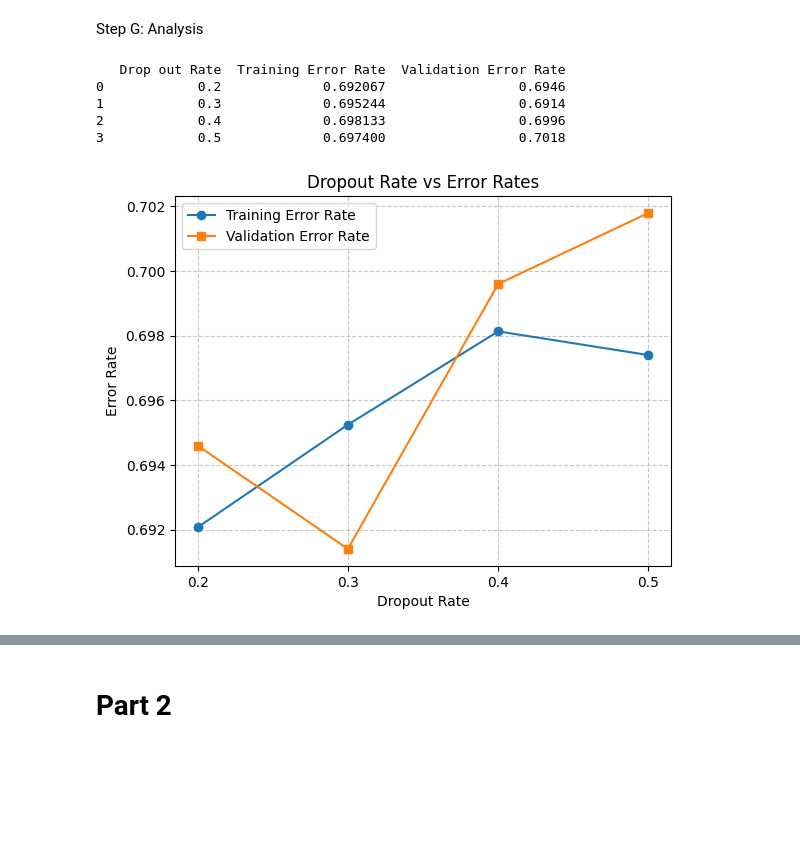
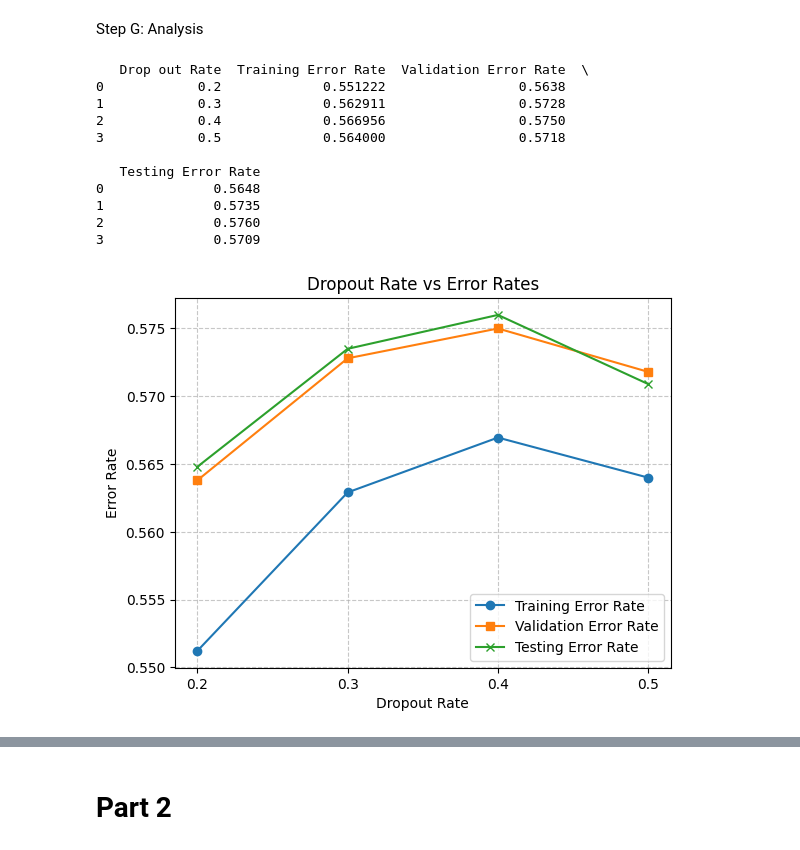
Before and after one commit to Fodezy/A2, a Jupyter notebook: step-two/step-two.ipynb, the cells around one changed output, grey strips where cells are left out. Drawn from its saved outputs; the diff is of its cells as text; code cells hidden in the pictures; blank space fills up the shorter version.

```diff
--- a/step-two/step-two.ipynb
+++ b/step-two/step-two.ipynb
@@ -67,10 +68,16 @@ batch_size = 250
 learning_rate = 0.0005 #[0.0005 - 0.5] try different rates here
 init_wb_mode = "random" #can be: random or zero
 
+transform = transforms.Compose([
+    transforms.ToTensor(),
+    transforms.Normalize((0.5, 0.5, 0.5),
+                         (0.5, 0.5, 0.5))
+])
+
 # import CIFAR 10 data set
 # need to split training dataset in 90/10 to use for training error rates and then final validation error rates
 full_train_dataset = torchvision.datasets.CIFAR10(root='./data', train=True,
-                                             transform=transforms.ToTensor(), download=True)
+                                             transform=transform, download=True)
 training_size = 45000
 validation_size = 5000
 
@@ -82,7 +89,7 @@ training_dataset, validation_dataset = random_split(
 )
 
 test_dataset = torchvision.datasets.CIFAR10(root='./data', train=False,
-                                             transform=transforms.ToTensor(), download=True)
+                                             transform=transform, download=True)
 
 # info from: https://www.geeksforgeeks.org/machine-learning/training-vs-testing-vs-validation-sets/
 # Need a training dataset, a validation dataset and a testing data set for the following reasons:
@@ -252,10 +259,10 @@ def run_experiment(setupObj):
             optimizer.step()
 
 
-    setupObj.execution_time = time.time()
+    setupObj.execution_time = time.time() - start_time
 
     setupObj.train_error, setupObj.train_f1_measure = evaluate_error_and_f1(model, train_loader, device)
-    setupObj.validation_error, setupObj.validation_f1_measure = evaluate_error_and_f1(model, train_loader, device)
+    setupObj.validation_error, setupObj.validation_f1_measure = evaluate_error_and_f1(model, validation_loader, device)
 
     setupObj.model = model
 
@@ -488,20 +521,22 @@ varying_dropout_rates = []
 for d in dropout_rates_range:
     varying_dropout_rates_setup = make_ffObject(
         experiment_type="hidden_layers",
-        epochs=4,
+        epochs=6,
         hidden_nodes=150,
         hidden_layers=1,
         init_mode="random-xavier",
-        learning_rate=0.01,
+        learning_rate=0.15,
         dropout=d,
         act_type="sigmoid"
     )
     single_dropout_rate_range_run = run_experiment(varying_dropout_rates_setup)
+    single_dropout_rate_range_run.test_error, _ = evaluate_error_and_f1(single_dropout_rate_range_run.model, test_loader, device)
     varying_dropout_rates.append(single_dropout_rate_range_run)
 
     print(f"Dropout Rate Value: {d}")
     print("Final Train Error:", single_dropout_rate_range_run.train_error)
     print("Final Validation Error:", single_dropout_rate_range_run.validation_error)
+    print("Final Testing Error:", single_dropout_rate_range_run .test_error)
     print("----------------------------- \n")
 # %% [output]
 Dropout Rate Value: 0.2
@@ -765,32 +866,41 @@ Step G: Analysis
 # %%
 dropout = [obj.dropout for obj in varying_dropout_rates]
 train_errors = [obj.train_error for obj in varying_dropout_rates]
 validation_errors = [obj.validation_error for obj in varying_dropout_rates]
+test_errors = [obj.test_error for obj in varying_dropout_rates]
 
 
 dropout_results = pd.DataFrame({
     "Drop out Rate": dropout,
     "Training Error Rate": train_errors,
-    "Validation Error Rate": validation_errors
+    "Validation Error Rate": validation_errors,
+    "Testing Error Rate": test_errors
 })
 
 print(dropout_results)
 
 plt.plot(dropout, train_errors, marker='o', label="Training Error Rate")
 plt.plot(dropout, validation_errors, marker='s', label="Validation Error Rate")
+plt.plot(dropout, test_errors, marker='x', label="Testing Error Rate")
 
 plt.title('Dropout Rate vs Error Rates')
 plt.xlabel("Dropout Rate")
 plt.ylabel("Error Rate")
 plt.xticks(dropout)
 plt.grid(True, linestyle='--', alpha=0.7)
 plt.legend()
 plt.show()
 # %% [output]
-   Drop out Rate  Training Error Rate  Validation Error Rate
-0            0.2             0.692067                 0.6946
-1            0.3             0.695244                 0.6914
-2            0.4             0.698133                 0.6996
-3            0.5             0.697400                 0.7018
+   Drop out Rate  Training Error Rate  Validation Error Rate  \
+0            0.2             0.551222                 0.5638
+1            0.3             0.562911                 0.5728
+2            0.4             0.566956                 0.5750
+3            0.5             0.564000                 0.5718
+
+   Testing Error Rate
+0              0.5648
+1              0.5735
+2              0.5760
+3              0.5709
-[figure, old version]
+[figure, new version]
 # %% [markdown]
```
Also changed, not shown: parts of 44 cells of this notebook, 1 other file.
